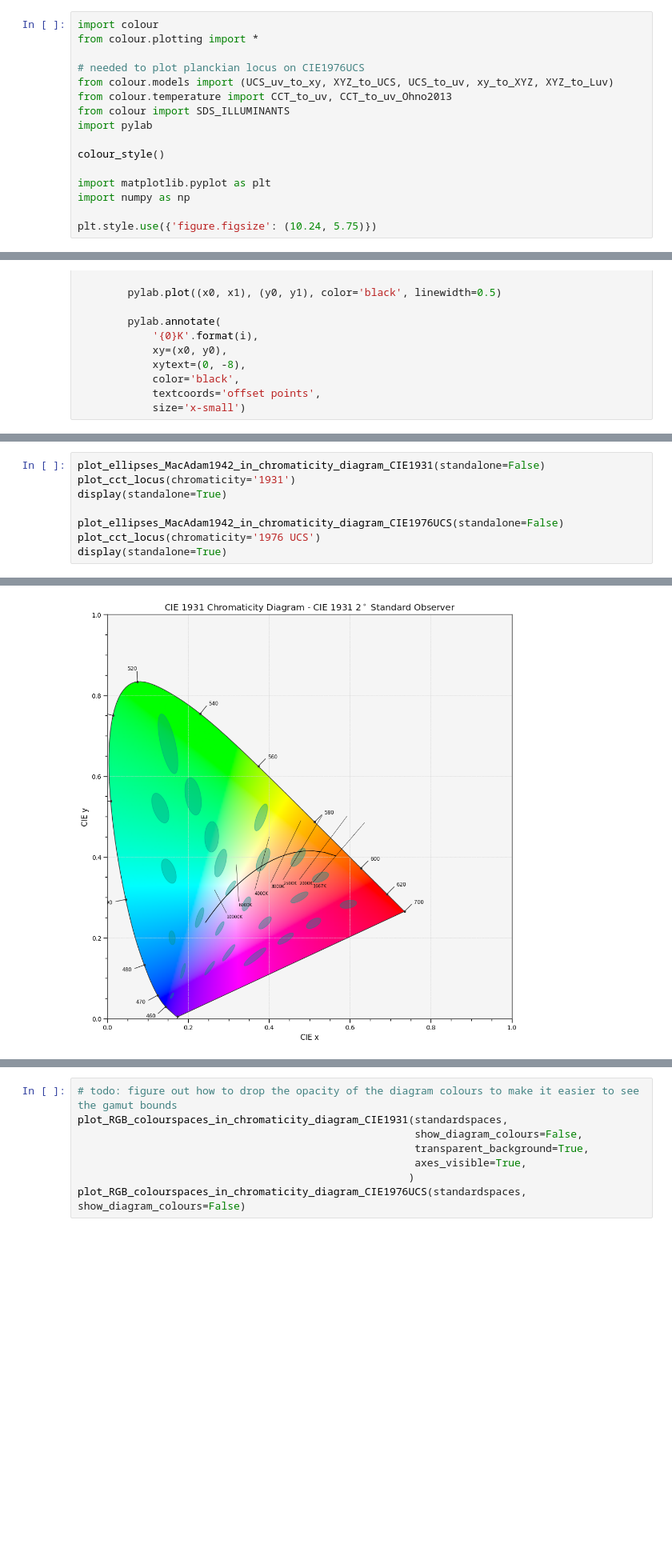
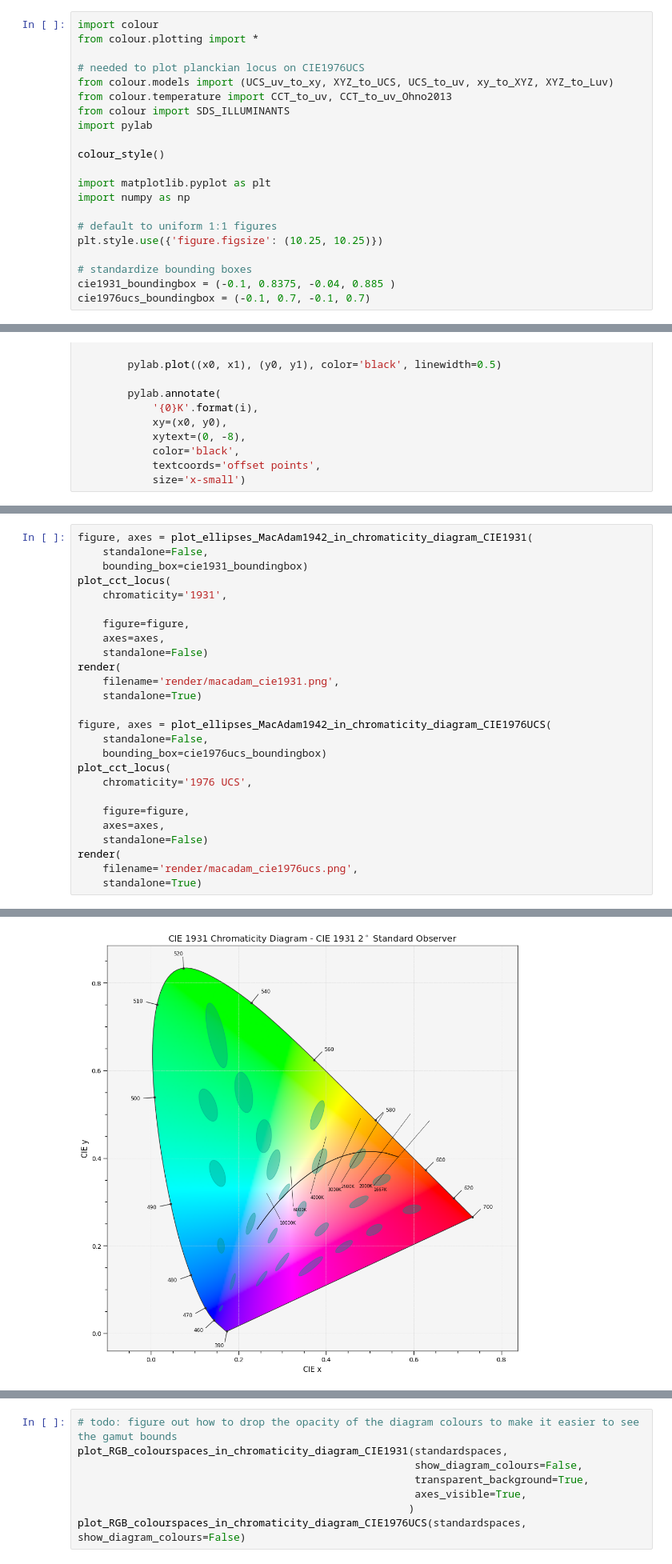
Before and after one commit to repentsinner/didactic-journey, a Jupyter notebook: Intermediate 3 - Gamuts and colorspaces.ipynb, the cells around one changed output, grey strips where cells are left out. Shown at 80% size. Saved outputs shown, nothing was run; the diff lists cells and outputs as text; blank space fills up the shorter version.

Commit message:
standardize bounding boxes across all diagrams figured out how to change chromaticity diagram fill opacity generate some pointer's gamuts

```diff
--- a/Intermediate 3 - Gamuts and colorspaces.ipynb
+++ b/Intermediate 3 - Gamuts and colorspaces.ipynb
@@ -13,7 +13,12 @@ colour_style()
 import matplotlib.pyplot as plt
 import numpy as np
 
-plt.style.use({'figure.figsize': (10.24, 5.75)})
+# default to uniform 1:1 figures
+plt.style.use({'figure.figsize': (10.25, 10.25)})
+
+# standardize bounding boxes
+cie1931_boundingbox = (-0.1, 0.8375, -0.04, 0.885 )
+cie1976ucs_boundingbox = (-0.1, 0.7, -0.1, 0.7)
 # %%
 def xy_to_CIE_LUV(point):
     '''
@@ -80,9 +100,27 @@ display(standalone=True)
 # %%
-plot_ellipses_MacAdam1942_in_chromaticity_diagram_CIE1931(standalone=False)
-plot_cct_locus(chromaticity='1931')
-display(standalone=True)
+figure, axes = plot_ellipses_MacAdam1942_in_chromaticity_diagram_CIE1931(
+    standalone=False,
+    bounding_box=cie1931_boundingbox)
+plot_cct_locus(
+    chromaticity='1931',
 
-plot_ellipses_MacAdam1942_in_chromaticity_diagram_CIE1976UCS(standalone=False)
-plot_cct_locus(chromaticity='1976 UCS')
-display(standalone=True)
+    figure=figure,
+    axes=axes,
+    standalone=False)
+render(
+    filename='render/macadam_cie1931.png',
+    standalone=True)
+
+figure, axes = plot_ellipses_MacAdam1942_in_chromaticity_diagram_CIE1976UCS(
+    standalone=False,
+    bounding_box=cie1976ucs_boundingbox)
+plot_cct_locus(
+    chromaticity='1976 UCS',
+
+    figure=figure,
+    axes=axes,
+    standalone=False)
+render(
+    filename='render/macadam_cie1976ucs.png',
+    standalone=True)
 # %% [output]
@@ -89 +129 @@ display(standalone=True)
-[figure, old version]
+[figure, new version]
```
Also changed, not shown: parts of 4 cells of this notebook, 1 other file.
